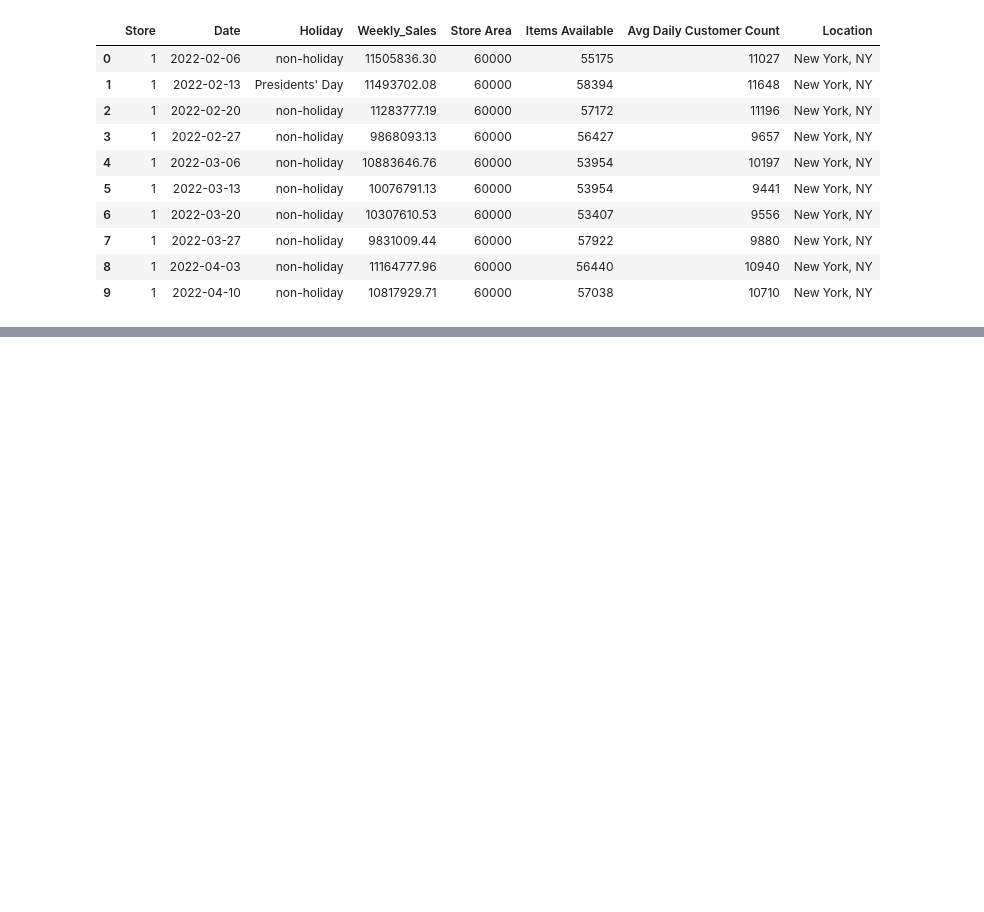
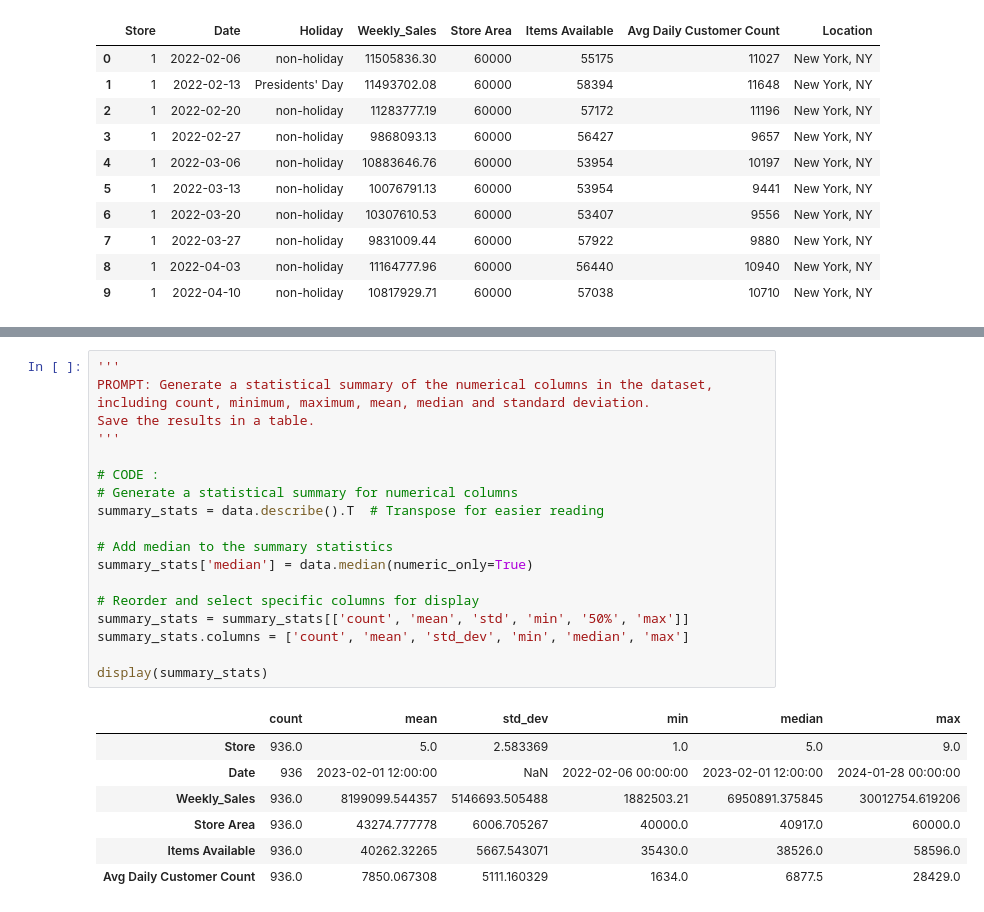
Before and after one commit to saulzmtz/ds, a Jupyter notebook: leaningTower1.ipynb, the cells around one changed output, grey strips where cells are left out. Cells and saved outputs as stored; diff of their text form; blank space fills up the shorter version.

```diff
--- a/leaningTower1.ipynb
+++ b/leaningTower1.ipynb
@@ -116,0 +124,27 @@ display(data_head_10)
+# %%
+'''
+PROMPT: Generate a statistical summary of the numerical columns in the dataset,
+including count, minimum, maximum, mean, median and standard deviation.
+Save the results in a table.
+'''
+
+# CODE :
+# Generate a statistical summary for numerical columns
+summary_stats = data.describe().T  # Transpose for easier reading
+
+# Add median to the summary statistics
+summary_stats['median'] = data.median(numeric_only=True)
+
+# Reorder and select specific columns for display
+summary_stats = summary_stats[['count', 'mean', 'std', 'min', '50%', 'max']]
+summary_stats.columns = ['count', 'mean', 'std_dev', 'min', 'median', 'max']
+
+display(summary_stats)
+# %% [output]
+|  | count | mean | std_dev | min | median | max |
+| Store | 936.0 | 5.0 | 2.583369 | 1.0 | 5.0 | 9.0 |
+| Date | 936 | 2023-02-01 12:00:00 | NaN | 2022-02-06 00:00:00 | 2023-02-01 12:00:00 | 2024-01-28 00:00:00 |
+| Weekly_Sales | 936.0 | 8199099.544357 | 5146693.505488 | 1882503.21 | 6950891.375845 | 30012754.619206 |
+| Store Area | 936.0 | 43274.777778 | 6006.705267 | 40000.0 | 40917.0 | 60000.0 |
+| Items Available | 936.0 | 40262.32265 | 5667.543071 | 35430.0 | 38526.0 | 58596.0 |
+| Avg Daily Customer Count | 936.0 | 7850.067308 | 5111.160329 | 1634.0 | 6877.5 | 28429.0 |
```
Also changed, not shown: parts of 1 cell of this notebook.
